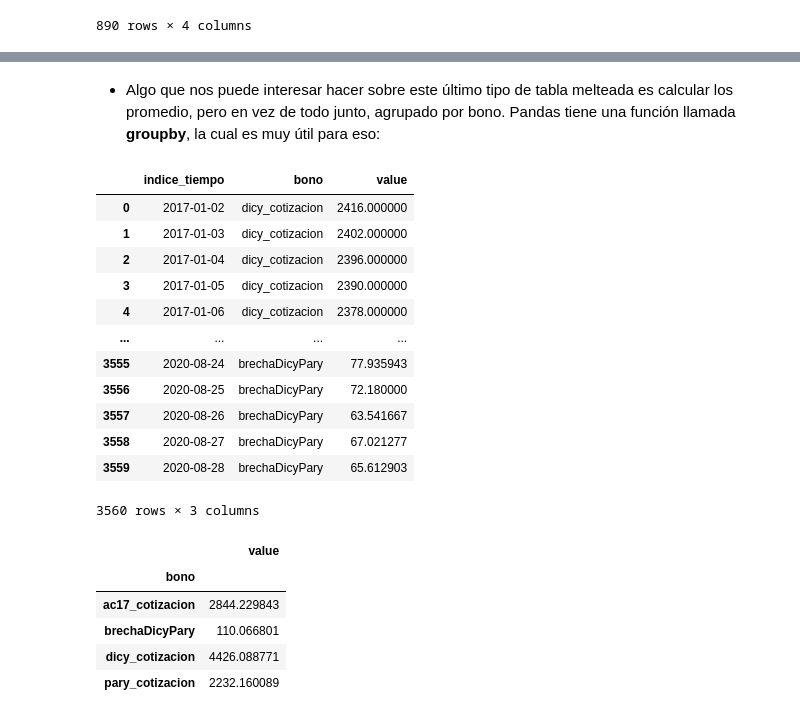
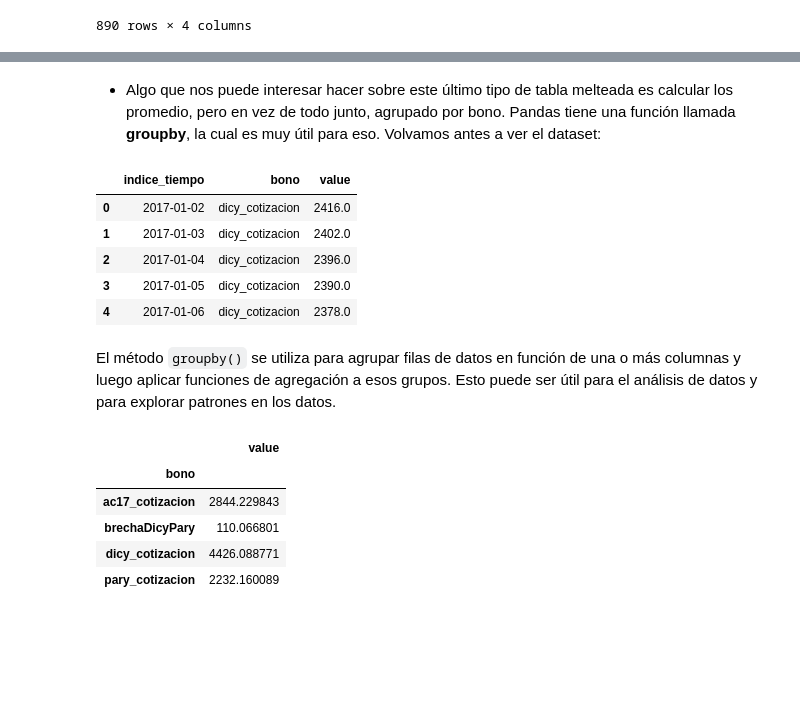
Before and after one commit to mateosuster/pythonungs, a Jupyter notebook: codigos/manipulacion_de_datos/4_Manipulación_de_DataFrames.ipynb, the cells around one changed output, grey strips where cells are left out. Cells and saved outputs as stored; diff of their text form; code cells hidden in the pictures; blank space fills up the shorter version.

Commit message:
se agregan  detalles de groupby

```diff
--- a/codigos/manipulacion_de_datos/4_Manipulación_de_DataFrames.ipynb
+++ b/codigos/manipulacion_de_datos/4_Manipulación_de_DataFrames.ipynb
@@ -545,23 +545,18 @@ En Pandas las operaciones sobre grupos se pueden ver como una combinación de la
 
 En algunos casos la operación que aplicamos sobre el dataframe original reduce el tamaño del mismo (por ejemplo cuando devolvemos la media de cada grupo) y otras veces no (por ejemplo cuando comparamos cada elemento del grupo contra un benchmark del mismo).
 # %% [markdown]
-* Algo que nos puede interesar hacer sobre este último tipo de tabla melteada es calcular los promedio, pero en vez de todo junto, agrupado por bono. Pandas tiene una función llamada **groupby**, la cual es muy útil para eso:
+* Algo que nos puede interesar hacer sobre este último tipo de tabla melteada es calcular los promedio, pero en vez de todo junto, agrupado por bono. Pandas tiene una función llamada **groupby**, la cual es muy útil para eso. Volvamos antes a ver el dataset:
 # %%
-df_melteado
+df_melteado.head()
 # %% [output]
 |  | indice_tiempo | bono | value |
-| 0 | 2017-01-02 | dicy_cotizacion | 2416.000000 |
-| 1 | 2017-01-03 | dicy_cotizacion | 2402.000000 |
-| 2 | 2017-01-04 | dicy_cotizacion | 2396.000000 |
-| 3 | 2017-01-05 | dicy_cotizacion | 2390.000000 |
-| 4 | 2017-01-06 | dicy_cotizacion | 2378.000000 |
-| ... | ... | ... | ... |
-| 3555 | 2020-08-24 | brechaDicyPary | 77.935943 |
-| 3556 | 2020-08-25 | brechaDicyPary | 72.180000 |
-| 3557 | 2020-08-26 | brechaDicyPary | 63.541667 |
-| 3558 | 2020-08-27 | brechaDicyPary | 67.021277 |
-| 3559 | 2020-08-28 | brechaDicyPary | 65.612903 |
+| 0 | 2017-01-02 | dicy_cotizacion | 2416.0 |
+| 1 | 2017-01-03 | dicy_cotizacion | 2402.0 |
+| 2 | 2017-01-04 | dicy_cotizacion | 2396.0 |
+| 3 | 2017-01-05 | dicy_cotizacion | 2390.0 |
+| 4 | 2017-01-06 | dicy_cotizacion | 2378.0 |
-3560 rows × 3 columns
+# %% [markdown]
+El método `groupby()` se utiliza para agrupar filas de datos en función de una o más columnas y luego aplicar funciones de agregación a esos grupos. Esto puede ser útil para el análisis de datos y para explorar patrones en los datos.
 # %%
 df_melteado.groupby('bono').mean()
 # %% [output]
```
Also changed, not shown: parts of 7 cells of this notebook.
